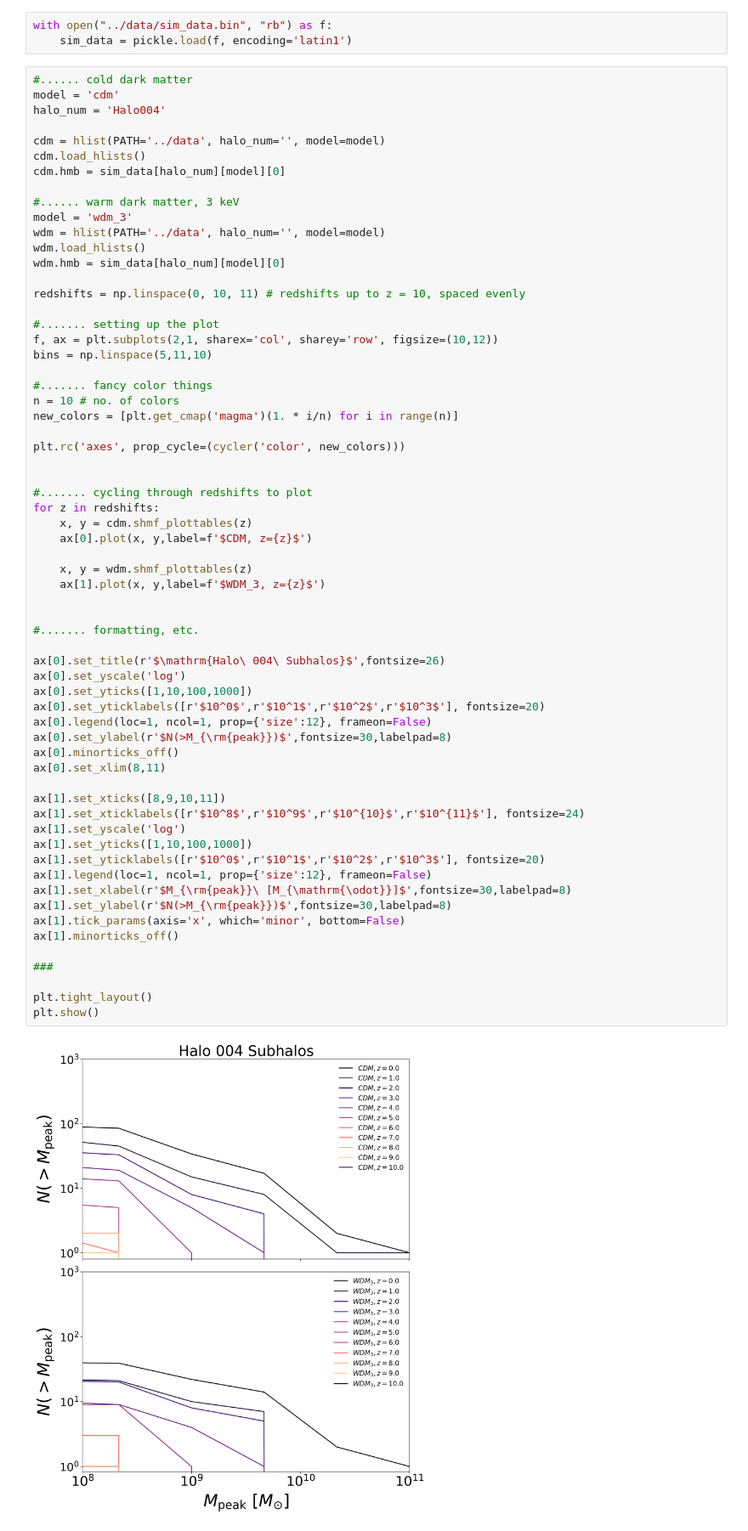
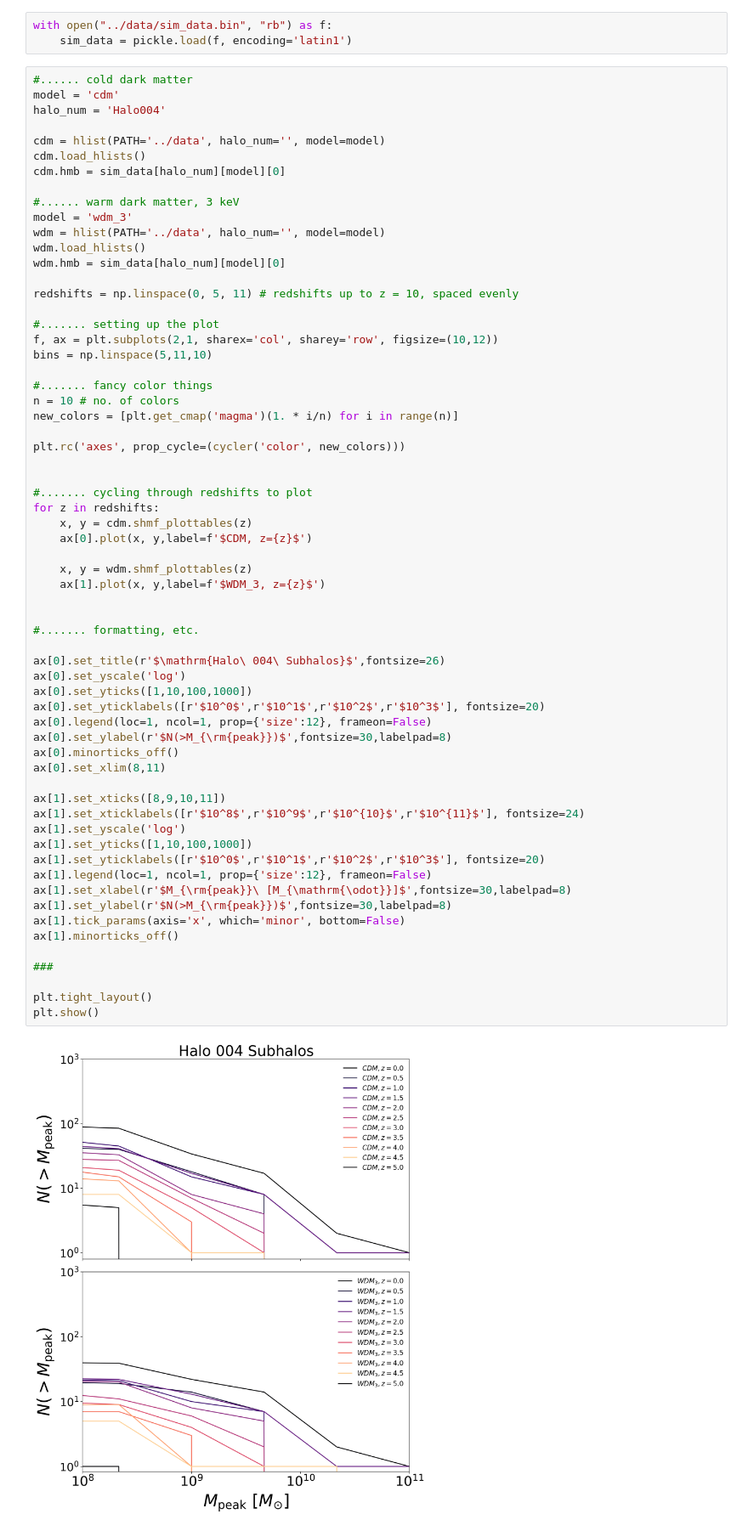
Before and after one commit to theotherlogan/nsbp-2023, a Jupyter notebook: notebooks/w3_work.ipynb, the cells around one changed output. Shown: that part at 85% size. Cells and saved outputs as stored; diff of their text form.

```diff
--- a/notebooks/w3_work.ipynb
+++ b/notebooks/w3_work.ipynb
@@ -50,7 +52,7 @@ wdm = hlist(PATH='../data', halo_num='', model=model)
 wdm.load_hlists()
 wdm.hmb = sim_data[halo_num][model][0]
 
-redshifts = np.linspace(0, 10, 11) # redshifts up to z = 10, spaced evenly
+redshifts = np.linspace(0, 5, 11) # redshifts up to z = 10, spaced evenly
 
 #....... setting up the plot
 f, ax = plt.subplots(2,1, sharex='col', sharey='row', figsize=(10,12))
@@ -72,31 +74,31 @@ for z in redshifts:
     ax[1].plot(x, y,label=f'$WDM_3, z={z}$')
 
 
 #....... formatting, etc.
 
 ax[0].set_title(r'$\mathrm{Halo\ 004\ Subhalos}$',fontsize=26)
 ax[0].set_yscale('log')
 ax[0].set_yticks([1,10,100,1000])
 ax[0].set_yticklabels([r'$10^0$',r'$10^1$',r'$10^2$',r'$10^3$'], fontsize=20)
 ax[0].legend(loc=1, ncol=1, prop={'size':12}, frameon=False)
 ax[0].set_ylabel(r'$N(>M_{\rm{peak}})$',fontsize=30,labelpad=8)
 ax[0].minorticks_off()
 ax[0].set_xlim(8,11)
 
 ax[1].set_xticks([8,9,10,11])
 ax[1].set_xticklabels([r'$10^8$',r'$10^9$',r'$10^{10}$',r'$10^{11}$'], fontsize=24)
 ax[1].set_yscale('log')
 ax[1].set_yticks([1,10,100,1000])
 ax[1].set_yticklabels([r'$10^0$',r'$10^1$',r'$10^2$',r'$10^3$'], fontsize=20)
 ax[1].legend(loc=1, ncol=1, prop={'size':12}, frameon=False)
 ax[1].set_xlabel(r'$M_{\rm{peak}}\ [M_{\mathrm{\odot}}]$',fontsize=30,labelpad=8)
 ax[1].set_ylabel(r'$N(>M_{\rm{peak}})$',fontsize=30,labelpad=8)
 ax[1].tick_params(axis='x', which='minor', bottom=False)
 ax[1].minorticks_off()
 
 ###
 
 plt.tight_layout()
 plt.show()
 # %% [output]
-[figure, old version]
+[figure, new version]
```
Also changed, not shown: parts of 6 cells of this notebook, 1 other file.
